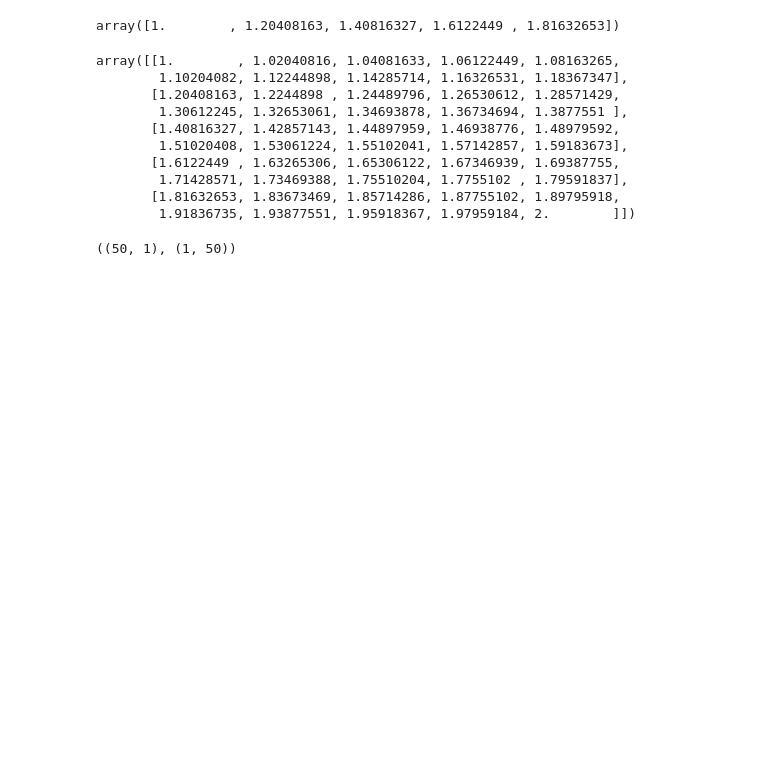
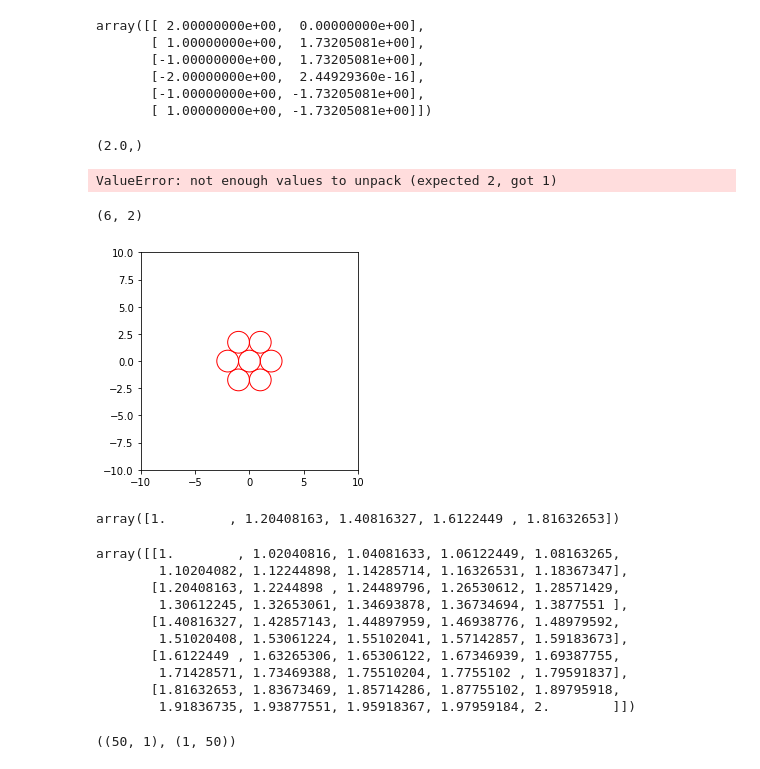
Before and after one commit to hpzju/DataScience, a Jupyter notebook: L2-CS/DataScience/Working.ipynb, the cells around one changed output. Cells and saved outputs as stored; diff of their text form; code cells hidden in the pictures; blank space fills up the shorter version.

```diff
--- a/L2-CS/DataScience/Working.ipynb
+++ b/L2-CS/DataScience/Working.ipynb
@@ -7,3 +24,40 @@ import matplotlib as mpl
+# %%
+centers
+# %% [output]
+array([[ 2.00000000e+00,  0.00000000e+00],
+       [ 1.00000000e+00,  1.73205081e+00],
+       [-1.00000000e+00,  1.73205081e+00],
+       [-2.00000000e+00,  2.44929360e-16],
+       [-1.00000000e+00, -1.73205081e+00],
+       [ 1.00000000e+00, -1.73205081e+00]])
+# %%
+vc = np.vectorize(circling)
+vc(centers)
+# %% [output]
+(2.0,)
+ValueError: not enough values to unpack (expected 2, got 1)
+# %%
+x,y,r = 0,0,1
+centers = cirling(x,y,r)
+centers.shape
+# %% [output]
+(6, 2)
+# %%
+x,y,r = 0,0,1
+
+centers = cirling(x,y,r)
+fig, ax = plt.subplots()
+plt.xlim(-10,10)
+plt.ylim(-10,10)
+ax.set_aspect(1)
+circle = plt.Circle((x, y), r, fill=False, color='r')
+ax.add_artist(circle)
+for c in centers:
+    circle = plt.Circle((c[0], c[1]),1, fill=False, color='r')
+    ax.add_artist(circle)
+plt.show()
+# %% [output]
+[figure, added]
 # %%
 a = b = np.linspace(1,2,50).reshape(5,10)
 # %%
```
Also changed, not shown: parts of 3 cells of this notebook, 32 other files.
